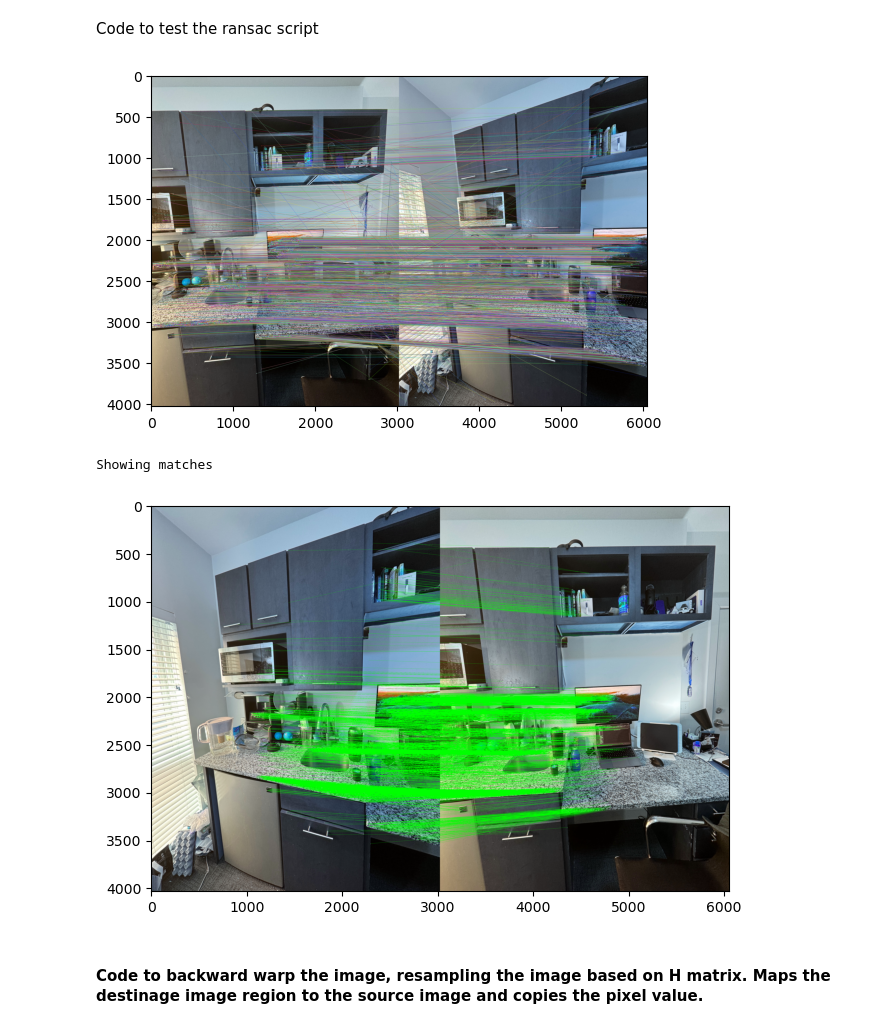
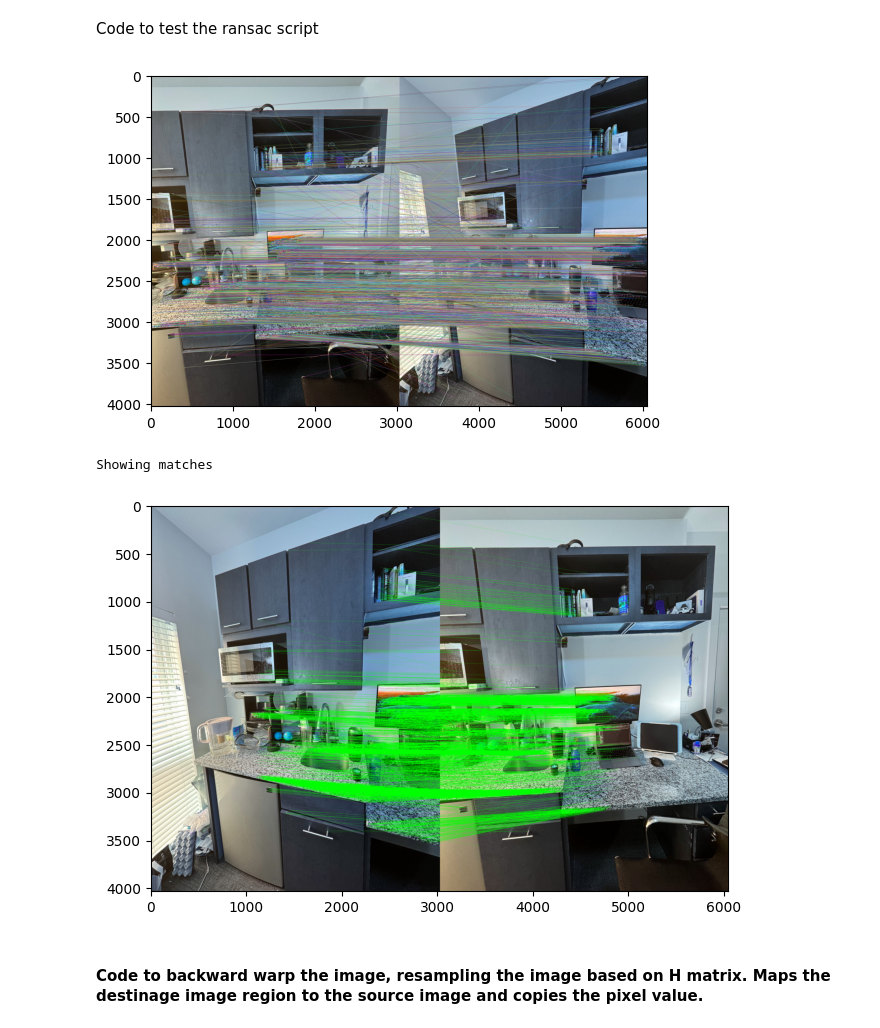
Before and after one commit to JasonSu14/Image_Stitching, a Jupyter notebook: image_stitching.ipynb, the cells around one changed output. Cells and saved outputs as stored; diff of their text form; code cells hidden in the pictures.

```diff
--- a/image_stitching.ipynb
+++ b/image_stitching.ipynb
@@ -295,8 +295,8 @@ def run_ransac_cv(x_src, x_dest, threshold):
 # %% [markdown]
 Code to test the ransac script
 # %%
-img1_path = "room_center.jpeg"
-img2_path = "room_left.jpeg"
+img1_path = "room_center.png"
+img2_path = "room_left.png"
 img1 = cv2.imread(img1_path)
 img2 = cv2.imread(img2_path)
 kp_stitched, kp_img = get_sift_points(img1_path, img2_path)
@@ -309,34 +309,34 @@ def draw_matches(img1, kp_img, img2, kp_stitched, inliers):
     Only inliers are drawn.
     img1, img2: source and destination images
     kp1, kp2: keypoints from both images
     inliers: array of indices of inliers to be drawn
     """
     # Create a blank image that fits both the input images
     h1, w1 = img1.shape[:2]
     h2, w2 = img2.shape[:2]
     nWidth = w1 + w2
     nHeight = max(h1, h2)
     hdif = (h1 - h2) // 2
     new_img = np.zeros((nHeight, nWidth, 3), dtype=np.uint8)
     new_img[hdif:hdif + h2, :w2] = img2
     new_img[:h1, w2:w1 + w2] = img1
 
     # Draw lines for inliers
     for i in inliers:
         pt1 = (int(kp_stitched[i][0] + w2), int(kp_stitched[i][1]))
         pt2 = (int(kp_img[i][0]), int(kp_img[i][1]) + hdif)
         # color = tuple(np.random.randint(0, 255, 3).tolist())
         color = (0, 255, 0)
         cv2.line(new_img, pt1, pt2, color, 1)
 
     plt.figure(figsize=(10, 5))
     plt.imshow(new_img)
     cv2.imwrite("ransac.jpg", new_img)
     plt.show()
 
 draw_matches(img1, kp_img, img2, kp_stitched, inliers_id)
 # %% [output]
-[figure, old version]
+[figure, new version]
 Showing matches
 [figure]
 # %% [markdown]
```
Also changed, not shown: parts of 2 cells of this notebook, 6 other files.
